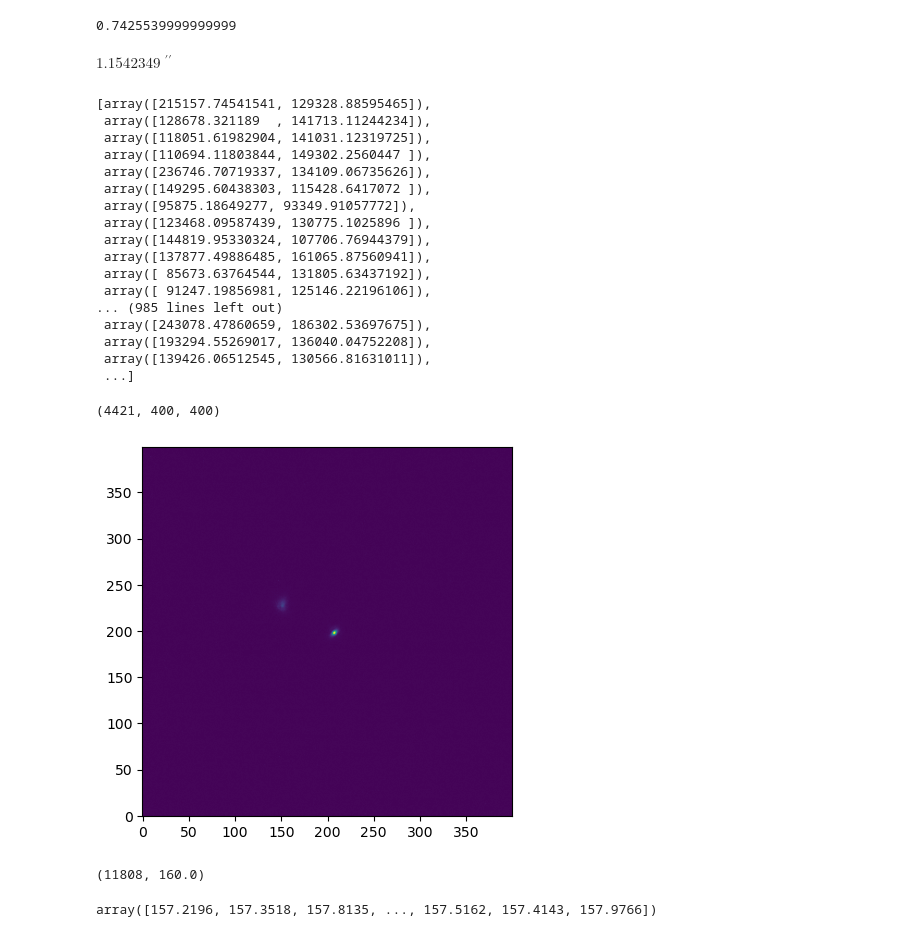
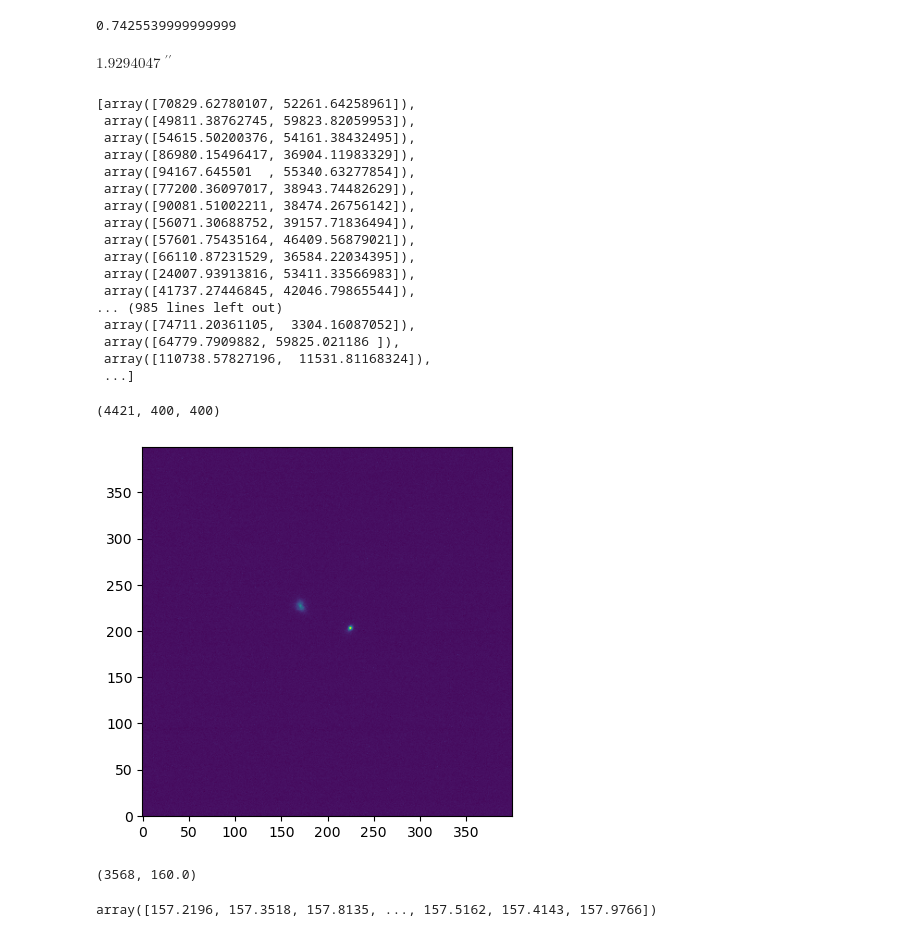
Before and after one commit to tepickering/ser_utils, a Jupyter notebook: notebooks/dimm_dev.ipynb, the cells around one changed output. Saved outputs shown, nothing was run; the diff lists cells and outputs as text; code cells hidden in the pictures.

```diff
--- a/notebooks/dimm_dev.ipynb
+++ b/notebooks/dimm_dev.ipynb
@@ -89,7 +93,7 @@ testfile = Path.home() / "SAAO/timdimm_data/indi_2023-06-24/indi_record_2023-06-
 testfile = Path.home() / "SAAO/timdimm_data/indi_2023-07-03/peacock.ser"
 testfile = Path.home() / "find_boxes.ser"
 testfile = Path.home() / "SAAO/bad6.ser"
-testfile = Path.home() / "SAAO/seeing_2024-04-30T04:07+02:00.ser"
+testfile = Path.home() / "SAAO/seeing_2024-04-30T04:30+02:00.ser"
 #testfile = Path.home() / "SAAO/timdimm_data/indi_2023-12-08/indi_record_2023-12-08@20-48-35.ser"
 #testfile = Path.home() / "SAAO/timdimm_data/indi_2024-01-20/indi_record_2024-01-20@02-33-24.ser"
 d = load_ser_file(testfile)
@@ -99,26 +103,26 @@ airmass = 1.0
 results = analyze_dimm_cube(testfile, airmass=airmass, plot=False)
 results["seeing"]
 # %% [output]
-$1.1542349 \; \mathrm{{}^{\prime\prime}}$
+$1.9294047 \; \mathrm{{}^{\prime\prime}}$
 # %%
 results['aperture_fluxes']
 # %% [output]
-[array([215157.74541541, 129328.88595465]),
- array([128678.321189  , 141713.11244234]),
- array([118051.61982904, 141031.12319725]),
- array([110694.11803844, 149302.2560447 ]),
- array([236746.70719337, 134109.06735626]),
- array([149295.60438303, 115428.6417072 ]),
- array([95875.18649277, 93349.91057772]),
- array([123468.09587439, 130775.1025896 ]),
- array([144819.95330324, 107706.76944379]),
- array([137877.49886485, 161065.87560941]),
- array([ 85673.63764544, 131805.63437192]),
- array([ 91247.19856981, 125146.22196106]),
+[array([70829.62780107, 52261.64258961]),
+ array([49811.38762745, 59823.82059953]),
+ array([54615.50200376, 54161.38432495]),
+ array([86980.15496417, 36904.11983329]),
+ array([94167.645501  , 55340.63277854]),
+ array([77200.36097017, 38943.74482629]),
+ array([90081.51002211, 38474.26756142]),
+ array([56071.30688752, 39157.71836494]),
+ array([57601.75435164, 46409.56879021]),
+ array([66110.87231529, 36584.22034395]),
+ array([24007.93913816, 53411.33566983]),
+ array([41737.27446845, 42046.79865544]),
 ... (985 lines left out)
- array([243078.47860659, 186302.53697675]),
- array([193294.55269017, 136040.04752208]),
- array([139426.06512545, 130566.81631011]),
+ array([74711.20361105,  3304.16087052]),
+ array([64779.7909882, 59825.021186 ]),
+ array([110738.57827196,  11531.81168324]),
  ...]
 # %%
 d['data'].shape
@@ -126,14 +130,14 @@ d['data'].shape
 (4421, 400, 400)
 # %%
 fig, ax = plt.subplots()
-idx = 41
+idx = 2250
 #ax.imshow(np.mean(d["data"][1005:1006], axis=0), origin="lower")
 ax.imshow(d["data"][idx], origin="lower")
 plt.show()
 d["data"][idx].max(), np.median(d["data"][idx])
 # %% [output]
-[figure, old version]
+[figure, new version]
-(11808, 160.0)
+(3568, 160.0)
 # %%
 np.mean(d["data"], axis=(1,2))
 # %% [output]
```
Also changed, not shown: parts of 13 cells of this notebook, 1 other file.
